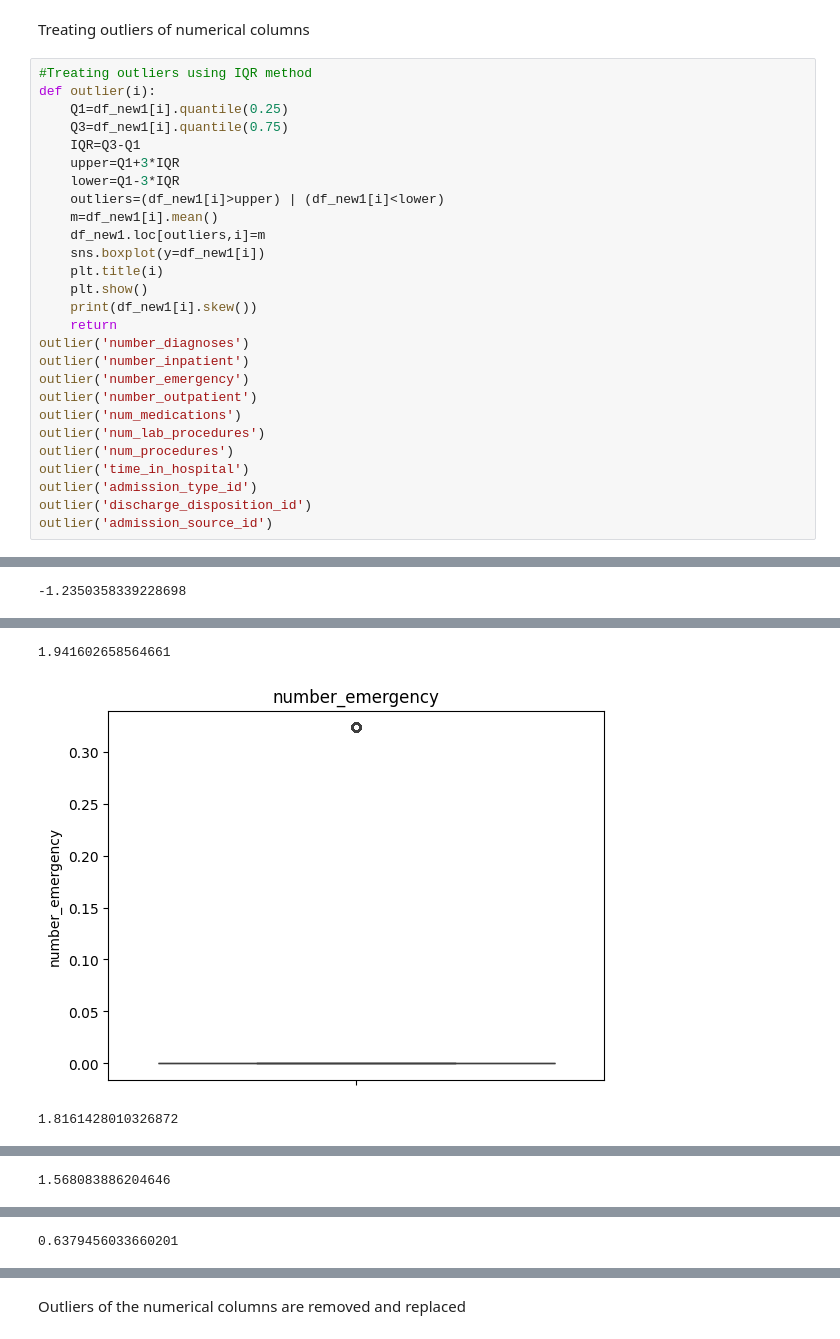
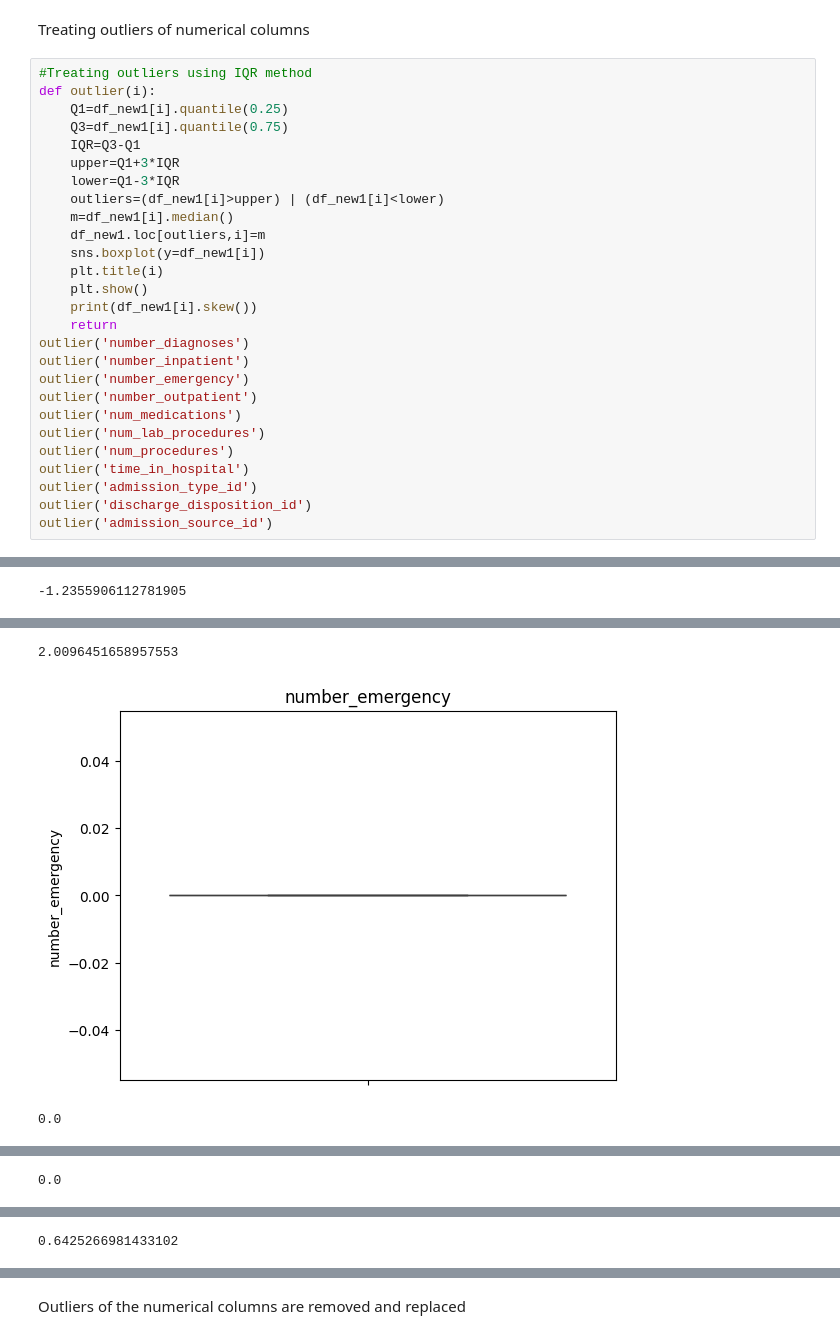
Before and after one commit to nikhilkurulibahulayan/determination-of-the-early-readmission-of-the-patient, a Jupyter notebook: project.ipynb, the cells around one changed output, grey strips where cells are left out. Drawn from its saved outputs; the diff is of its cells as text.

```diff
--- a/project.ipynb
+++ b/project.ipynb
@@ -756,34 +756,34 @@ Treating outliers of numerical columns
 # %%
 #Treating outliers using IQR method
 def outlier(i):
     Q1=df_new1[i].quantile(0.25)
     Q3=df_new1[i].quantile(0.75)
     IQR=Q3-Q1
     upper=Q1+3*IQR
     lower=Q1-3*IQR
     outliers=(df_new1[i]>upper) | (df_new1[i]<lower)
-    m=df_new1[i].mean()
+    m=df_new1[i].median()
     df_new1.loc[outliers,i]=m
     sns.boxplot(y=df_new1[i])
     plt.title(i)
     plt.show()
     print(df_new1[i].skew())
     return
 outlier('number_diagnoses')
 outlier('number_inpatient')
 outlier('number_emergency')
 outlier('number_outpatient')
 outlier('num_medications')
 outlier('num_lab_procedures')
 outlier('num_procedures')
 outlier('time_in_hospital')
 outlier('admission_type_id')
 outlier('discharge_disposition_id')
 outlier('admission_source_id')
 # %% [output]
 [figure]
--1.2350358339228698
+-1.2355906112781905
 [figure]
-1.941602658564661
+2.0096451658957553
-[figure, old version]
+[figure, new version]
-1.8161428010326872
+0.0
@@ -791,4 +791,4 @@ outlier('admission_source_id')
-1.568083886204646
+0.0
 [figure]
-0.6379456033660201
+0.6425266981433102
 [figure]
```
Also changed, not shown: parts of 25 cells of this notebook.
